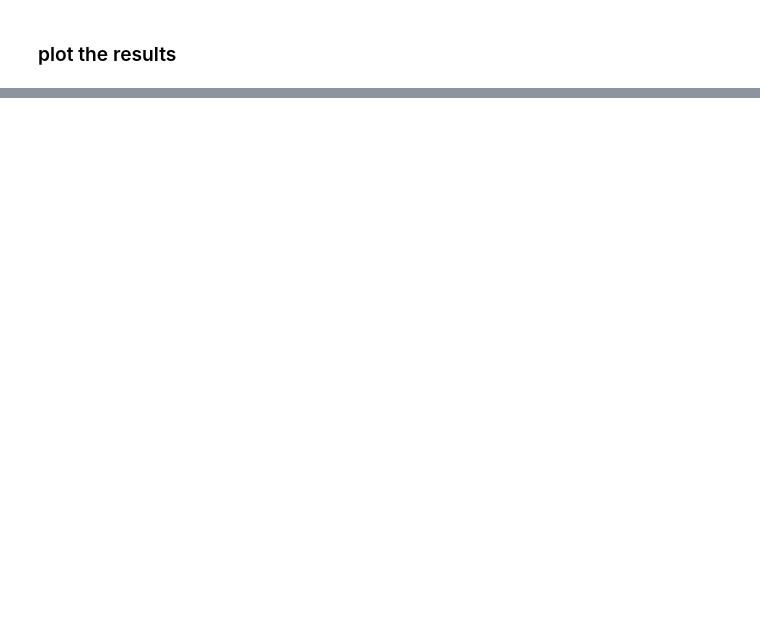
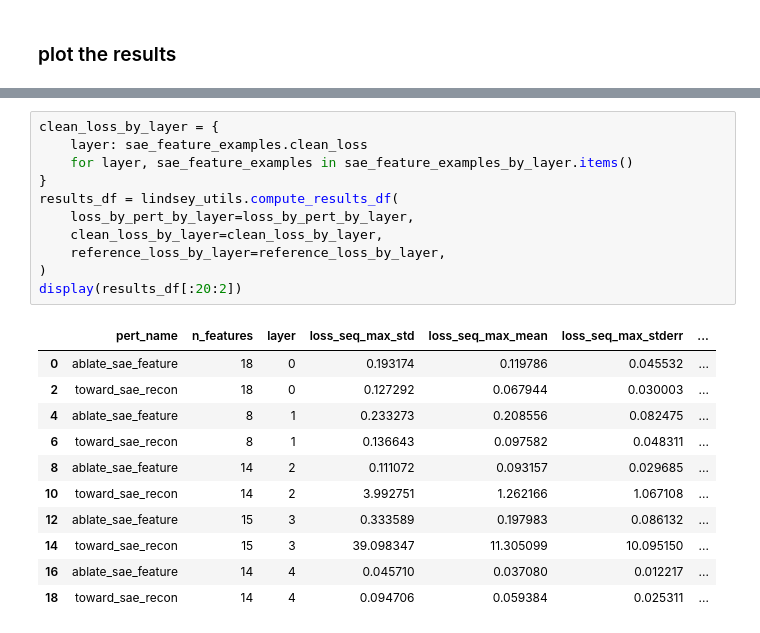
Before and after one commit to jettjaniak/teren, a Jupyter notebook: notebooks/lindsey_note_replication.ipynb, the cells around one changed output, grey strips where cells are left out. Cells and saved outputs as stored; diff of their text form; blank space fills up the shorter version.

```diff
--- a/notebooks/lindsey_note_replication.ipynb
+++ b/notebooks/lindsey_note_replication.ipynb
@@ -459,0 +180,23 @@ plt.show()
+# %%
+clean_loss_by_layer = {
+    layer: sae_feature_examples.clean_loss
+    for layer, sae_feature_examples in sae_feature_examples_by_layer.items()
+}
+results_df = lindsey_utils.compute_results_df(
+    loss_by_pert_by_layer=loss_by_pert_by_layer,
+    clean_loss_by_layer=clean_loss_by_layer,
+    reference_loss_by_layer=reference_loss_by_layer,
+)
+display(results_df[:20:2])
+# %% [output]
+|  | pert_name | n_features | layer | loss_seq_max_std | loss_seq_max_mean | loss_seq_max_stderr | ... |
+| 0 | ablate_sae_feature | 18 | 0 | 0.193174 | 0.119786 | 0.045532 | ... |
+| 2 | toward_sae_recon | 18 | 0 | 0.127292 | 0.067944 | 0.030003 | ... |
+| 4 | ablate_sae_feature | 8 | 1 | 0.233273 | 0.208556 | 0.082475 | ... |
+| 6 | toward_sae_recon | 8 | 1 | 0.136643 | 0.097582 | 0.048311 | ... |
+| 8 | ablate_sae_feature | 14 | 2 | 0.111072 | 0.093157 | 0.029685 | ... |
+| 10 | toward_sae_recon | 14 | 2 | 3.992751 | 1.262166 | 1.067108 | ... |
+| 12 | ablate_sae_feature | 15 | 3 | 0.333589 | 0.197983 | 0.086132 | ... |
+| 14 | toward_sae_recon | 15 | 3 | 39.098347 | 11.305099 | 10.095150 | ... |
+| 16 | ablate_sae_feature | 14 | 4 | 0.045710 | 0.037080 | 0.012217 | ... |
+| 18 | toward_sae_recon | 14 | 4 | 0.094706 | 0.059384 | 0.025311 | ... |
```
Also changed, not shown: parts of 14 cells of this notebook, 3 other files.
